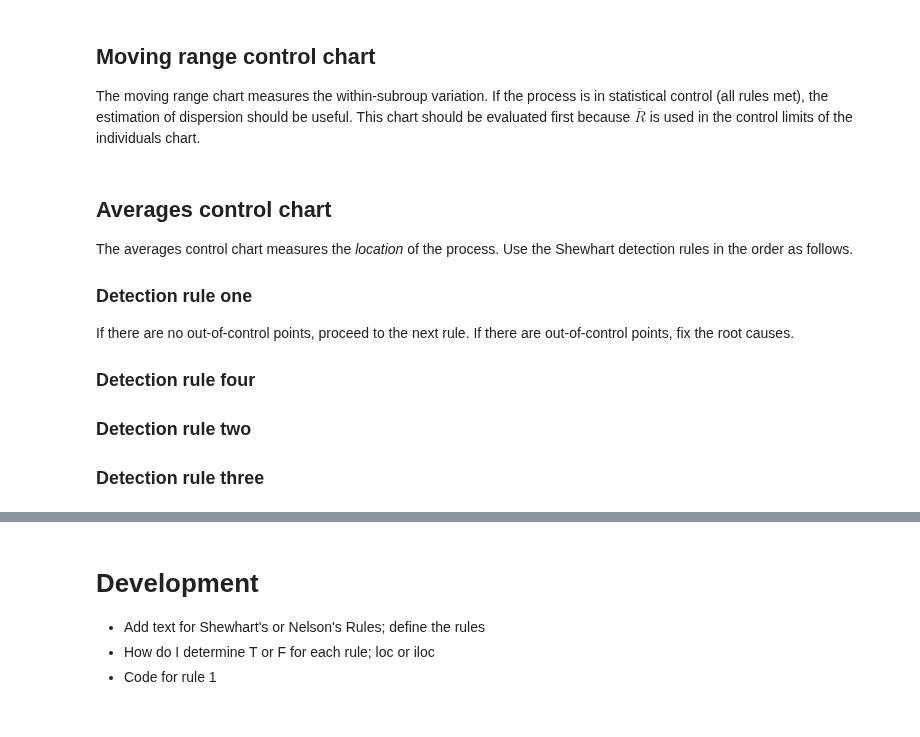
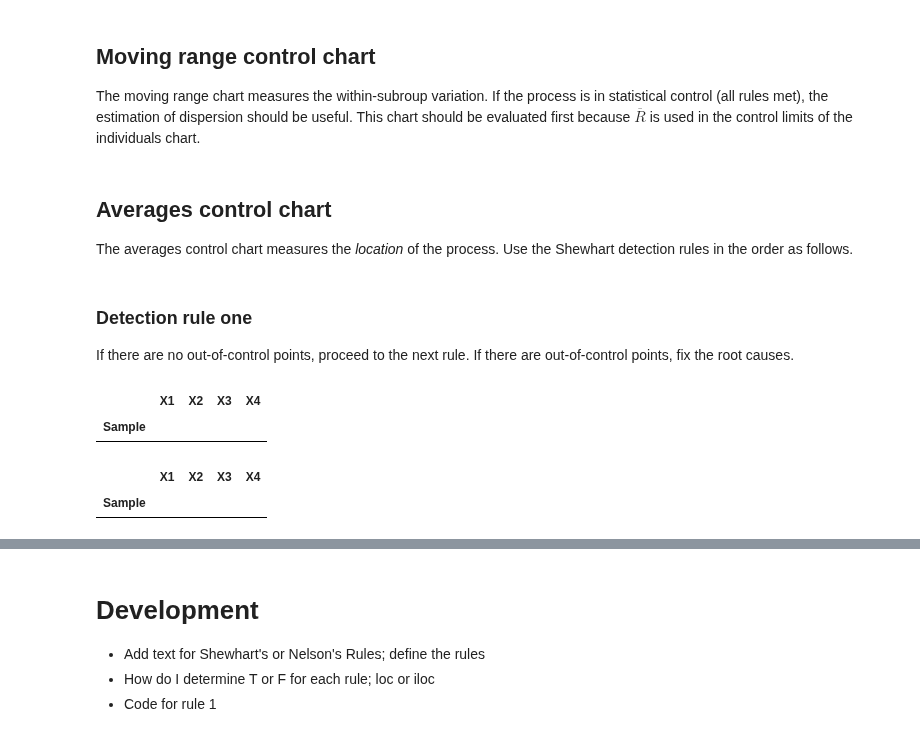
Before and after one commit to tracyyingyingwang/control_charts, a Jupyter notebook: control_charts_xbarr.ipynb, the cells around one changed output, grey strips where cells are left out. Saved outputs shown, nothing was run; the diff lists cells and outputs as text; code cells hidden in the pictures.

Commit message:
Add code for rule one of averages control chart

```diff
--- a/control_charts_xbarr.ipynb
+++ b/control_charts_xbarr.ipynb
@@ -168,11 +168,21 @@ Lower control limit = 0
 # %% [markdown]
 ## Moving range control chart
 The moving range chart measures the within-subroup variation. If the process is in statistical control (all rules met), the estimation of dispersion should be useful. This chart should be evaluated first because $\overline{R}$ is used in the control limits of the individuals chart.
+# %% [markdown]
+## Averages control chart
+The averages control chart measures the *location* of the process. Use the Shewhart detection rules in the order as follows.
 # %% [markdown]
-## Averages control chart
-The averages control chart measures the *location* of the process. Use the Shewhart detection rules in the order as follows.
 ### Detection rule one
 If there are no out-of-control points, proceed to the next rule. If there are out-of-control points, fix the root causes.
-### Detection rule four
-### Detection rule two
-### Detection rule three
+# %%
+# Find points greater than the upper control limit
+chart_data.loc[((chart_data.mean(axis='columns') > average_chart_upper_control_limit)), :]
+# %% [output]
+|  | X1 | X2 | X3 | X4 |
+| Sample |  |  |  |  |
+# %%
+# Find points less than the upper control limit
+chart_data.loc[((chart_data.mean(axis='columns') < average_chart_lower_control_limit)), :]
+# %% [output]
+|  | X1 | X2 | X3 | X4 |
+| Sample |  |  |  |  |
```
Also changed, not shown: parts of 1 cell of this notebook.
